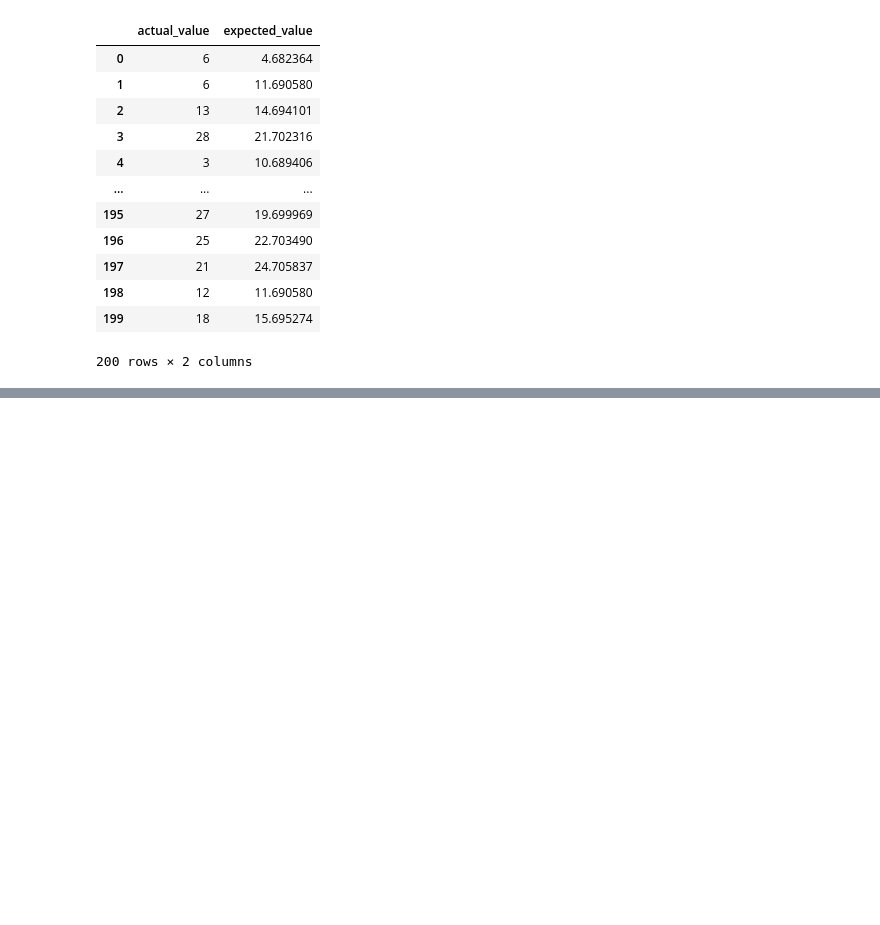
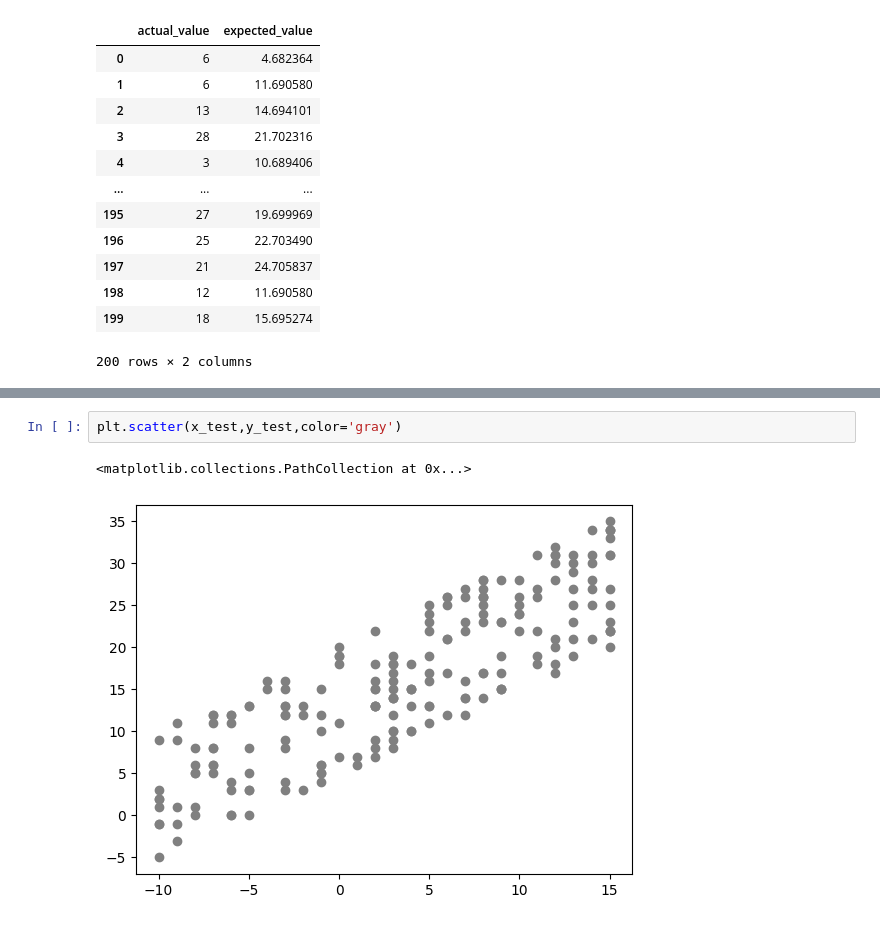
Before and after one commit to muhammedrahil/Machine-Learning-and-Data-Science, a Jupyter notebook: 1-Linear-Regression/weather.ipynb, the cells around one changed output, grey strips where cells are left out. Drawn from its saved outputs; the diff is of its cells as text; blank space fills up the shorter version.

```diff
--- a/1-Linear-Regression/weather.ipynb
+++ b/1-Linear-Regression/weather.ipynb
@@ -134,0 +150,5 @@ df
+# %%
+plt.scatter(x_test,y_test,color='gray')
+# %% [output]
+<matplotlib.collections.PathCollection at 0x...>
+[figure, added]
```
Also changed, not shown: parts of 9 cells of this notebook.
